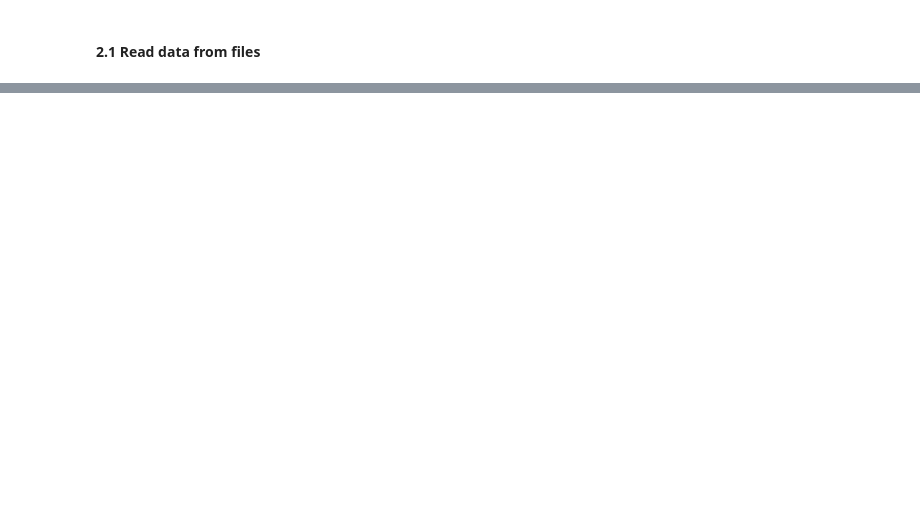
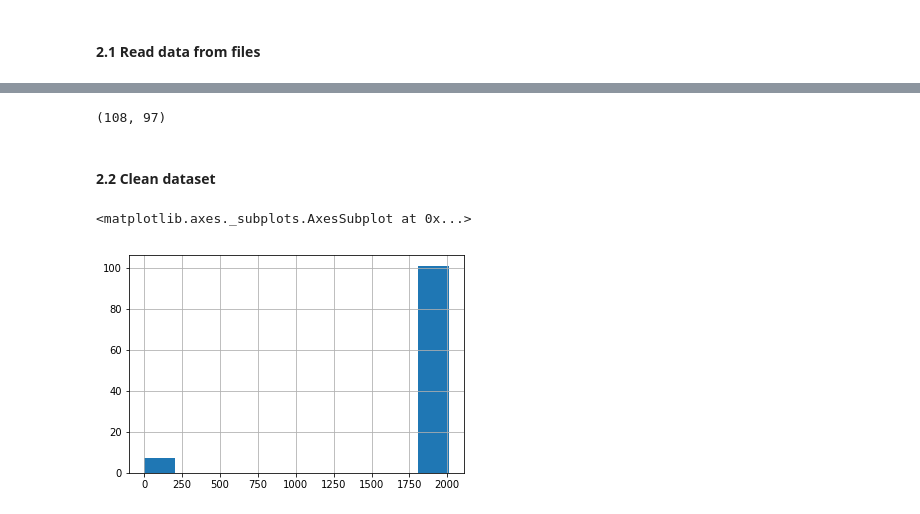
Before and after one commit to worldbank/Python-for-Data-Science, a Jupyter notebook: week 3/Week 3 - Pandas.ipynb, the cells around one changed output, grey strips where cells are left out. Cells and saved outputs as stored; diff of their text form; code cells hidden in the pictures; blank space fills up the shorter version.

```diff
--- a/week 3/Week 3 - Pandas.ipynb
+++ b/week 3/Week 3 - Pandas.ipynb
@@ -172,3 +171,0 @@ df.to_csv('pluto_shortened.csv')
-# %%
-df = pd.read_csv('pluto_shortened.csv')
-df.shape
@@ -186,0 +195,27 @@ df.head()
+# %%
+df.shape
+# %% [output]
+(108, 97)
+# %% [markdown]
+#### 2.2 Clean dataset
+# %%
+# List the columns and select some
+
+df.columns
+
+my_cols = ['borough','numfloors','yearbuilt', 'landuse', 'zipcode', 'unitstotal', 'assesstot']
+df = df[my_cols]
+# %%
+# Rename columns
+
+df.columns
+
+df.rename(columns = {'zipcode': 'zip', 'yearbuilt': 'year_built', 'unitstotal': 'housing_units', 'assesstotal': 'assessed_value_USD'},
+         inplace = True)
+# %%
+# Check distribution of year_built. Any problem?
+
+df.year_built.hist()
+# %% [output]
+<matplotlib.axes._subplots.AxesSubplot at 0x...>
+[figure, added]
```
Also changed, not shown: parts of 12 cells of this notebook, 3 other files.
